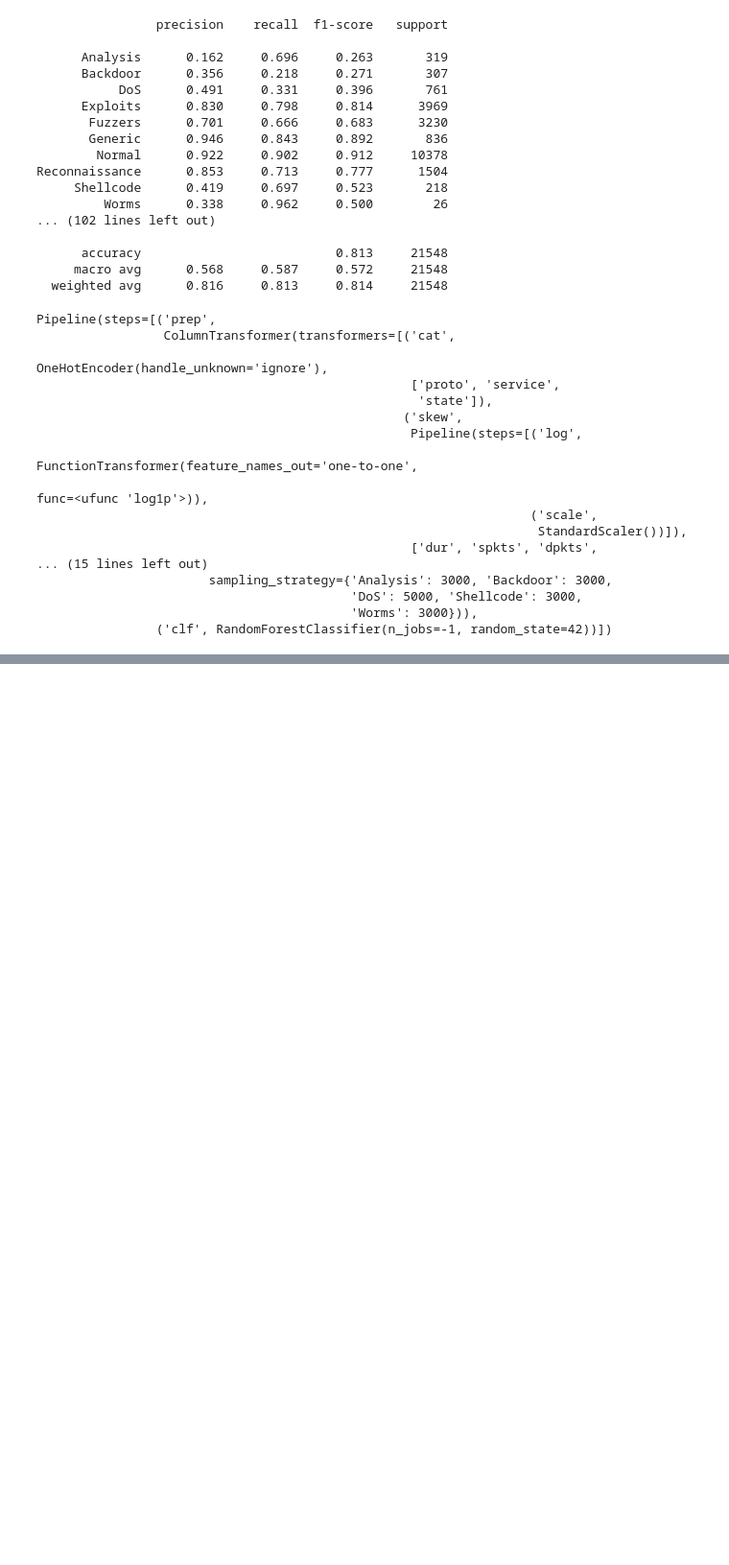
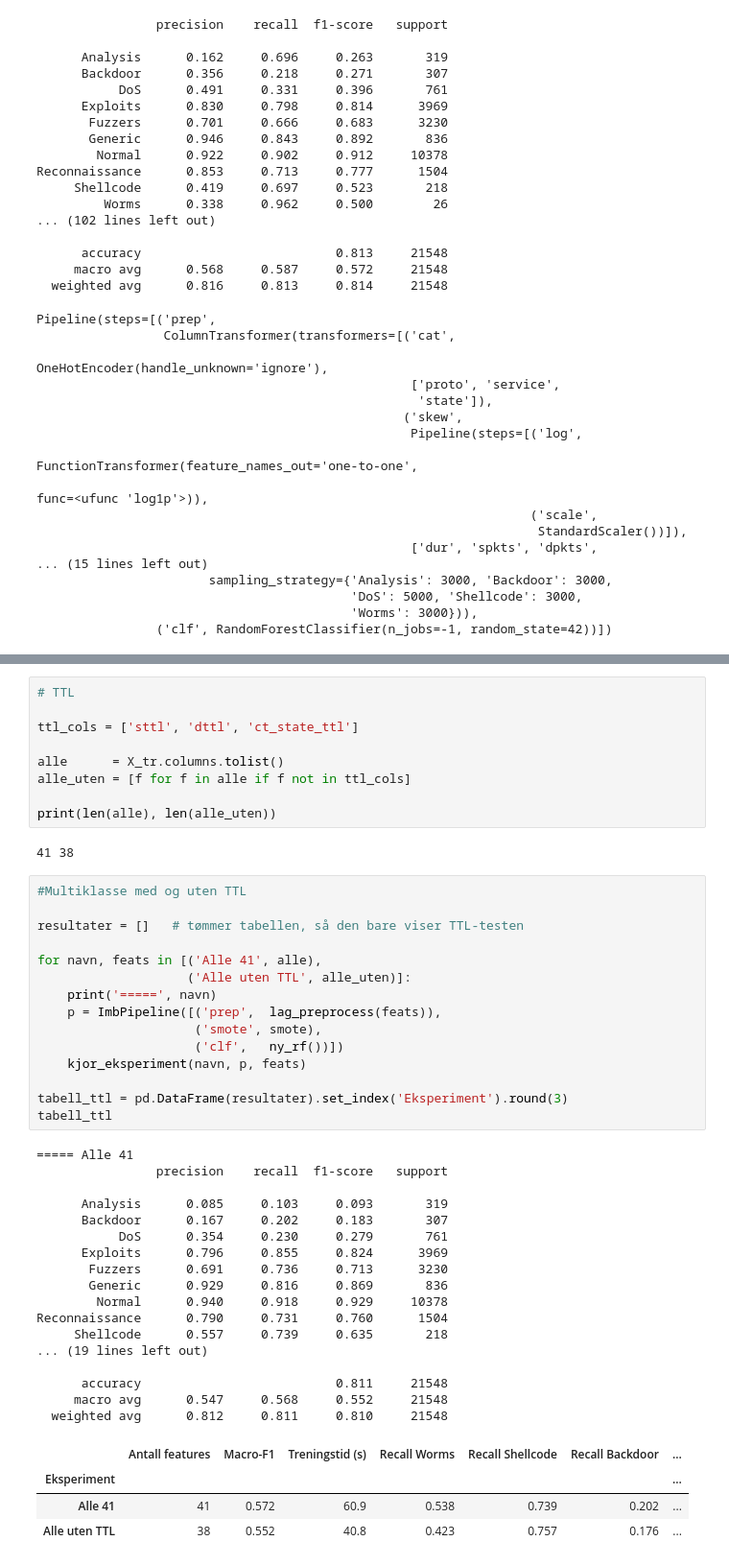
Before and after one commit to group6aiml-hub/NIDS_AInML, a Jupyter notebook: notebooks/06_feature_selection.ipynb, the cells around one changed output, grey strips where cells are left out. Shown at 96% size. Drawn from its saved outputs; the diff is of its cells as text; blank space fills up the shorter version.

```diff
--- a/notebooks/06_feature_selection.ipynb
+++ b/notebooks/06_feature_selection.ipynb
@@ -333,0 +334,48 @@ Alle 41                 0.739            0.202            0.103       0.230
+# %%
+# TTL
+
+ttl_cols = ['sttl', 'dttl', 'ct_state_ttl']
+
+alle      = X_tr.columns.tolist()
+alle_uten = [f for f in alle if f not in ttl_cols]
+
+print(len(alle), len(alle_uten))
+# %% [output]
+41 38
+# %%
+#Multiklasse med og uten TTL
+
+resultater = []   # tømmer tabellen, så den bare viser TTL-testen
+
+for navn, feats in [('Alle 41', alle),
+                    ('Alle uten TTL', alle_uten)]:
+    print('=====', navn)
+    p = ImbPipeline([('prep',  lag_preprocess(feats)),
+                     ('smote', smote),
+                     ('clf',   ny_rf())])
+    kjor_eksperiment(navn, p, feats)
+
+tabell_ttl = pd.DataFrame(resultater).set_index('Eksperiment').round(3)
+tabell_ttl
+# %% [output]
+===== Alle 41
+                precision    recall  f1-score   support
+
+      Analysis      0.085     0.103     0.093       319
+      Backdoor      0.167     0.202     0.183       307
+           DoS      0.354     0.230     0.279       761
+      Exploits      0.796     0.855     0.824      3969
+       Fuzzers      0.691     0.736     0.713      3230
+       Generic      0.929     0.816     0.869       836
+        Normal      0.940     0.918     0.929     10378
+Reconnaissance      0.790     0.731     0.760      1504
+     Shellcode      0.557     0.739     0.635       218
+... (19 lines left out)
+
+      accuracy                          0.811     21548
+     macro avg      0.547     0.568     0.552     21548
+  weighted avg      0.812     0.811     0.810     21548
+|  | Antall features | Macro-F1 | Treningstid (s) | Recall Worms | Recall Shellcode | Recall Backdoor | ... |
+| Eksperiment |  |  |  |  |  |  | ... |
+| Alle 41 | 41 | 0.572 | 60.9 | 0.538 | 0.739 | 0.202 | ... |
+| Alle uten TTL | 38 | 0.552 | 40.8 | 0.423 | 0.757 | 0.176 | ... |
```
Also changed, not shown: parts of 5 cells of this notebook.
